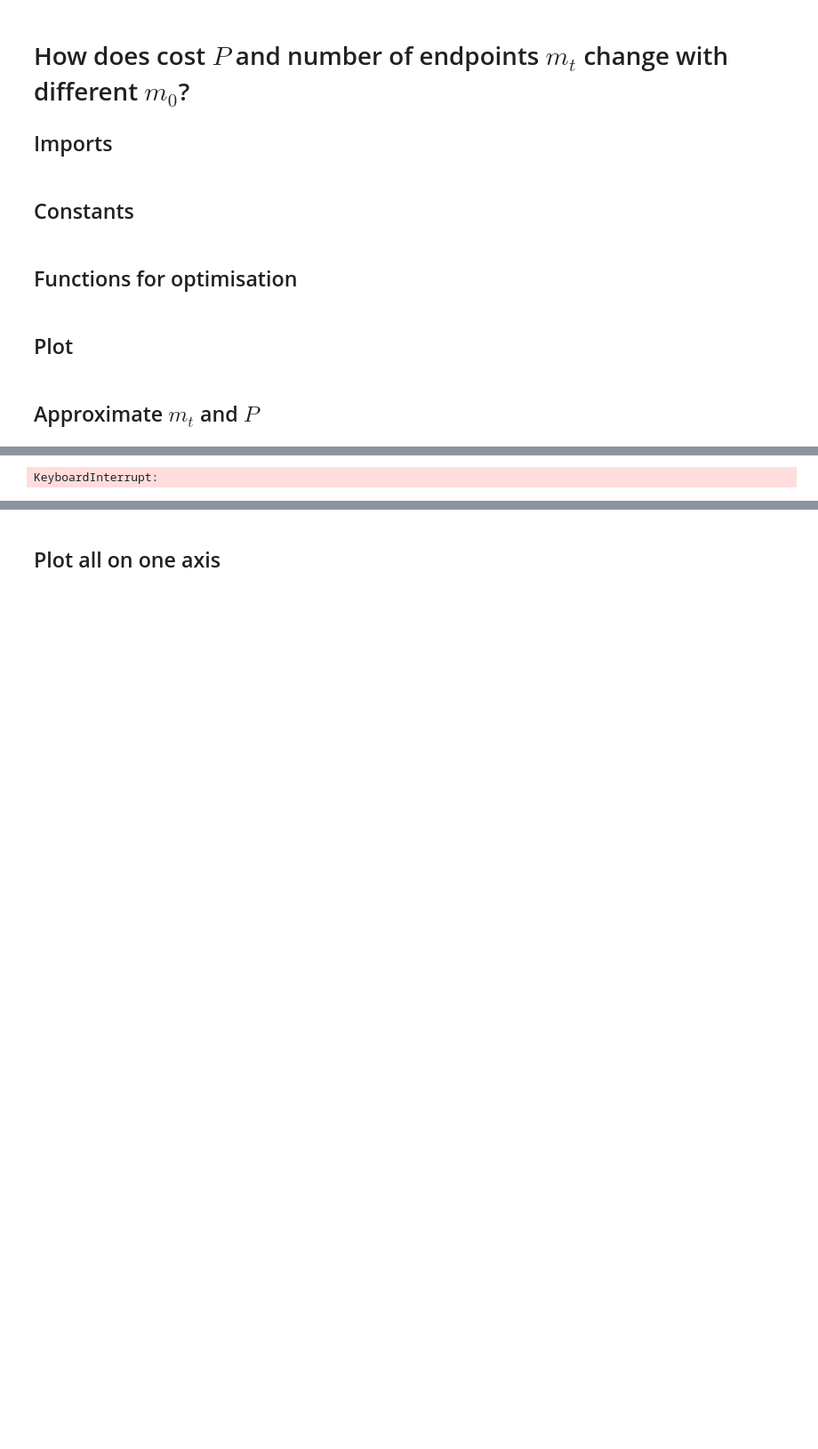
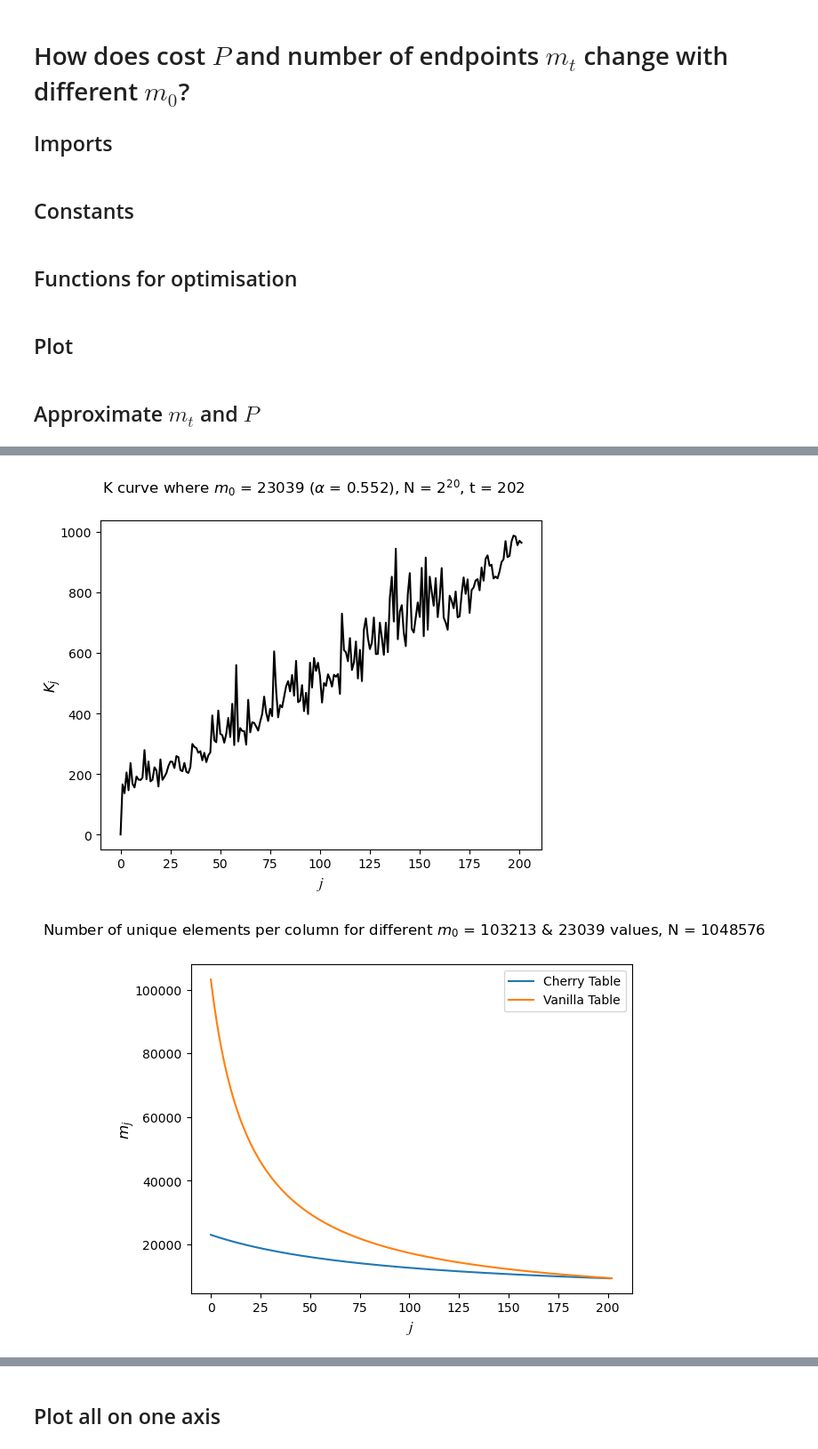
Before and after one commit to mahfuzahf/cherry-picking-reduction-functions, a Jupyter notebook: different_m0.ipynb, the cells around one changed output, grey strips where cells are left out. Shown at 89% size. Drawn from its saved outputs; the diff is of its cells as text; code cells hidden in the pictures; blank space fills up the shorter version.

```diff
--- a/different_m0.ipynb
+++ b/different_m0.ipynb
@@ -81,6 +81,7 @@ def vanilla_cost(N, m_0, t):
     # keep track of cost
     cost = 0
     m = m_0
+    m_values = [m]
 
     # iterate through each column
     for i in range(t):
@@ -102,7 +103,8 @@ def vanilla_cost(N, m_0, t):
 
         # find the m_j+1
         m = average + NormalDist().inv_cdf((1-pi/8)/(1-pi/4+1))*variance
+        m_values.append(m)
 
-    return cost
+    return cost, m_values
 # %%
 # Optimise
@@ -180,6 +184,44 @@ def test_m0():
         # plot_mjs(m_values, alpha, "$2^{20}$")
 
     return results
+# %%
+def test_alpha():
+    # different maximality factors
+    # alphas = [0.3, 0.35, 0.4, 0.45, 0.5, 0.55, 0.6, 0.65]
+    alphas = [0.552, 0.554, 0.556, 0.558]
+
+    # get the vanilla cost to bound optimisation
+    t = round(log(1-p)/log(1-N**(-1/3))) # Calculate t
+    mt_target = N**(2/3) # our target mt
+    m_0_v = round(mt_target/(1-0.9))    # our starting m_0
+    vcost, m = vanilla_cost(N, m_0_v, t)
+    print('Vanilla mt:', m[-1])
+
+    results = []
+
+    for alpha in alphas:
+        K_js, m_0, final_cost, m_values = optimise_kj(N, p, alpha, vcost)
+        results.append([K_js, m_0, final_cost, m_values])
+
+        plot_kjs(K_js, m_0, alpha, "$2^{20}$")
+
+        # plot mjs with vanilla costs
+        fig = plt.figure()
+        ax = fig.add_subplot(1,1,1)
+
+        ax.plot(m_values, label = "Cherry Table")
+        ax.plot(m, label = "Vanilla Table")
+
+
+        ax.set_ylabel(r"$m_{j}$", **{"fontname": "Times New Roman", "style":"italic", "fontsize":12, "labelpad":-2})
+        ax.set_xlabel("j", **{"fontname": "Times New Roman", "style":"italic", "fontsize":12})
+
+        fig.suptitle(f"Number of unique elements per column for different $m_0$ = {m[0]} & {m_0} values, N = {N}")
+        plt.legend()
+        plt.savefig(f"plots/cherry_v_vanilla/m_curve_alpha_{alpha}.png")
+
+    return results
 # %%
-results = test_m0()
+# results = test_m0()
+results = test_alpha()
 # %% [output]
@@ -203 +245,2 @@ m_0: 20643
-KeyboardInterrupt:
+[figure, added]
+[figure, added]
```
Also changed, not shown: parts of 8 cells of this notebook.
